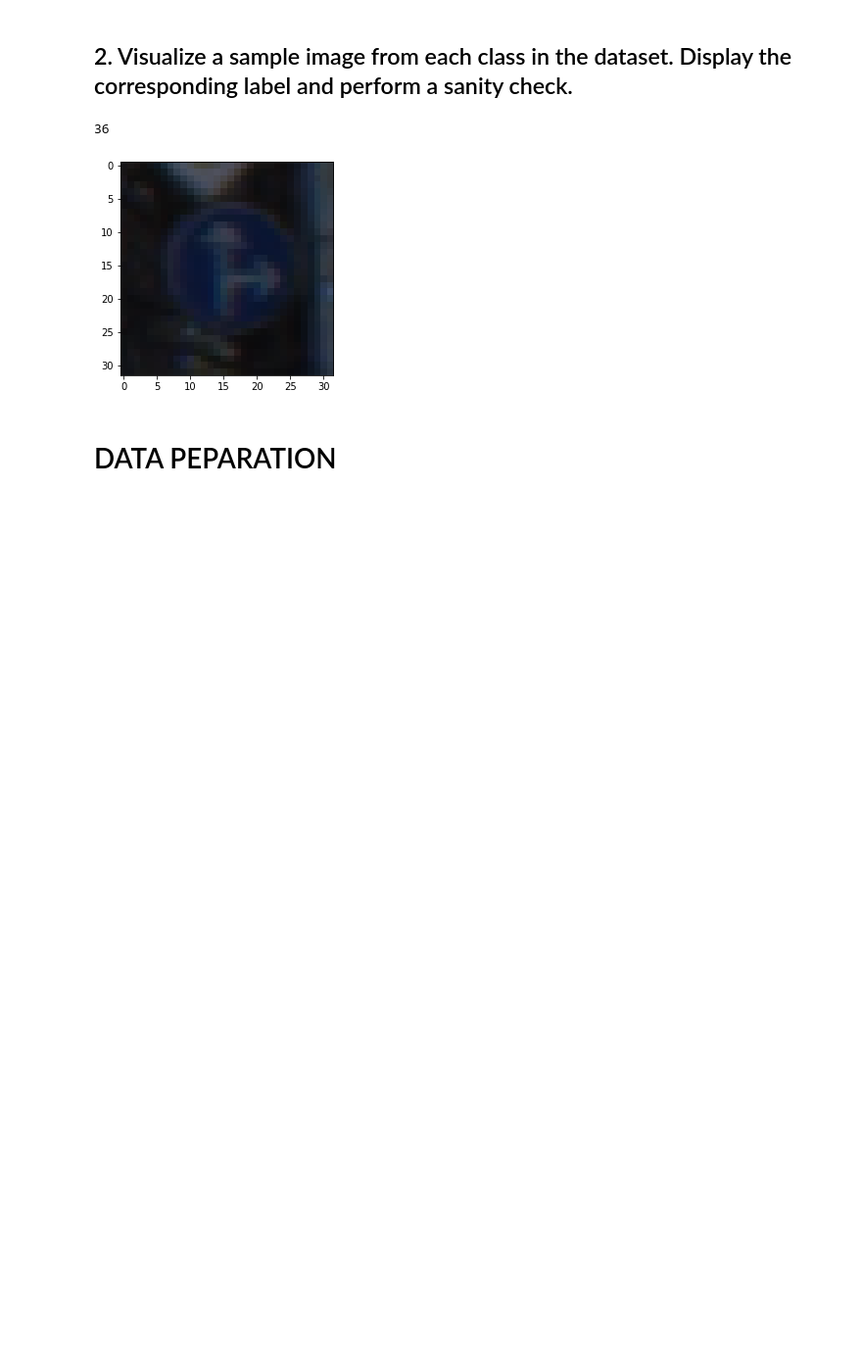
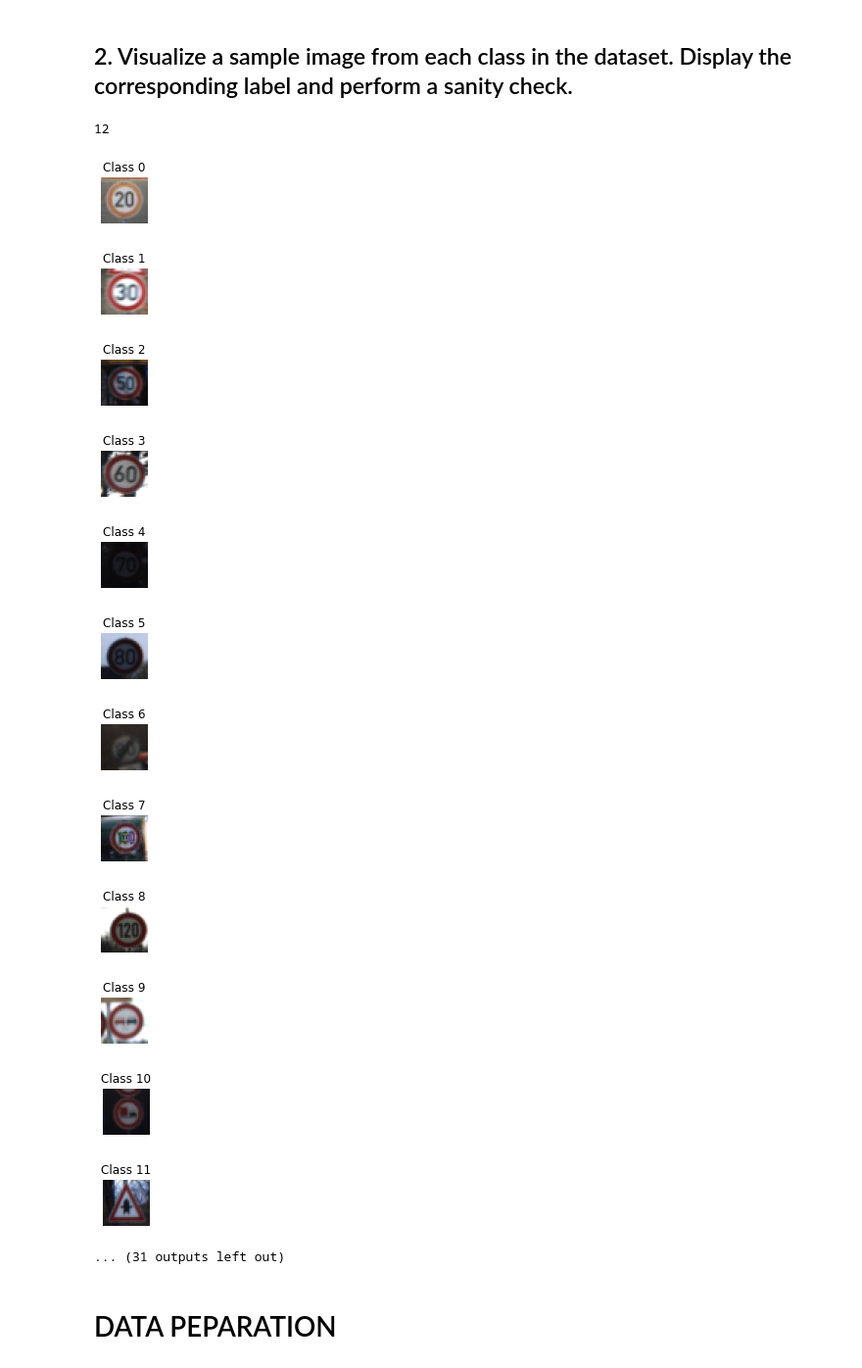
Before and after one commit to arol9204/CLASSIFY_TRAFFIC_SIGNS, a Jupyter notebook: Hello_AlexNet_Traffic_signs_1_1.ipynb, the cells around one changed output. Shown at 98% size. Saved outputs shown, nothing was run; the diff lists cells and outputs as text; code cells hidden in the pictures; blank space fills up the shorter version.

```diff
--- a/Hello_AlexNet_Traffic_signs_1_1.ipynb
+++ b/Hello_AlexNet_Traffic_signs_1_1.ipynb
@@ -79,13 +79,44 @@ y_train.shape
 (34799,)
 # %% [markdown]
 ## 2. Visualize a sample image from each class in the dataset. Display the corresponding label and perform a sanity check.
-# %%
-i = 1001
-plt.imshow(X_train[i]) # Show images are not shuffled
-y_train[i]
-# %% [output]
-36
-[figure, removed]
+# %%
+np.nonzero(y_train == 10)[0][0]
+# %% [output]
+12
+# %%
+# i = 1001
+# plt.imshow(X_train[i]) # Show images are not shuffled
+# y_train[i]
+
+for i in range(0,43):
+    # plt.figure(figsize=(5, 5))
+    # plt.subplot(5, 10, i+1)
+    # index = np.nonzero(y_train == i)[0][0]
+    # plt.imshow(X_train[index])
+    # plt.title("Class {}".format(y_train[index]))
+    # plt.tight_layout()
+
+    index = np.nonzero(y_train == i)[0][0]
+    image = X_train[index]
+    fig = plt.figure(figsize=(10, 10))
+    fig.add_subplot(5, 10, (i%10)+1 )
+    plt.title("Class {}".format(y_train[index]))
+    plt.imshow(image)
+    plt.axis('off')
+# %% [output]
+[figure, added]
+[figure, added]
+[figure, added]
+[figure, added]
+[figure, added]
+[figure, added]
+[figure, added]
+[figure, added]
+[figure, added]
+[figure, added]
+[figure, added]
+[figure, added]
+... (31 outputs left out)
 # %% [markdown]
 # DATA PEPARATION
 # %%
```
Also changed, not shown: parts of 33 cells of this notebook.
